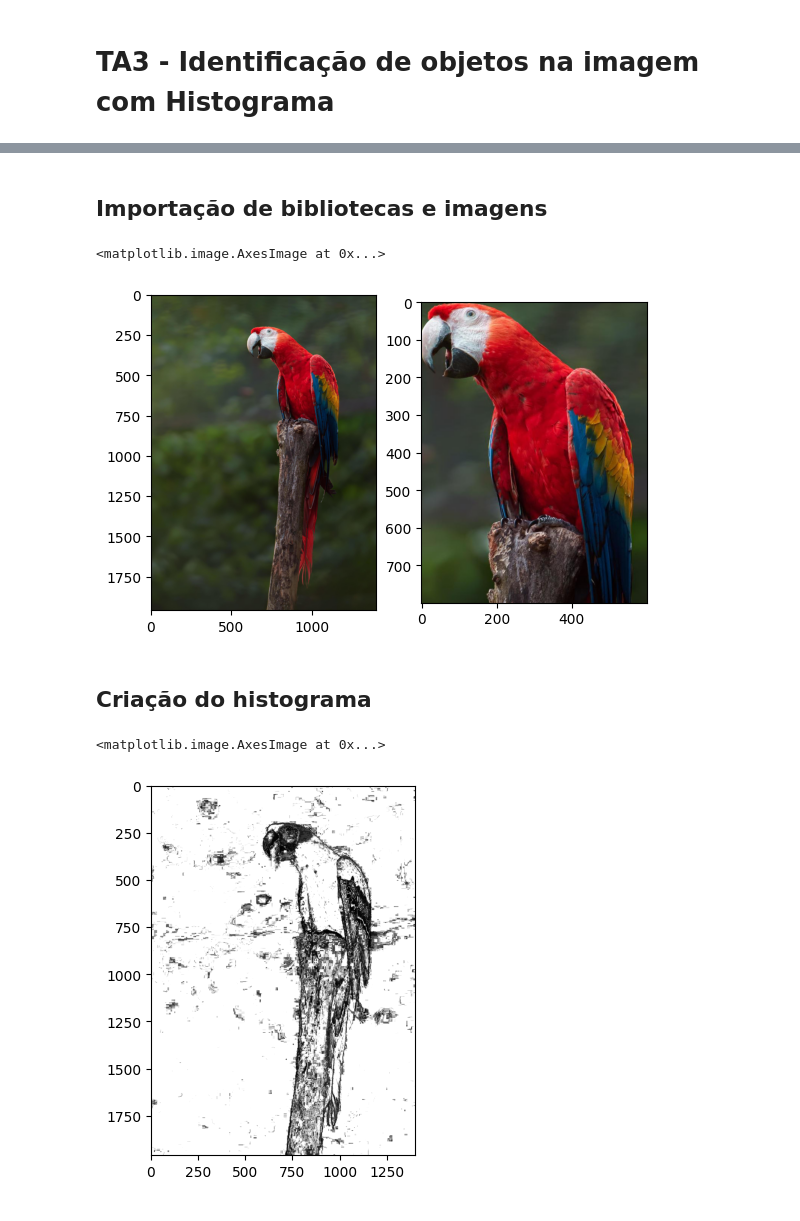
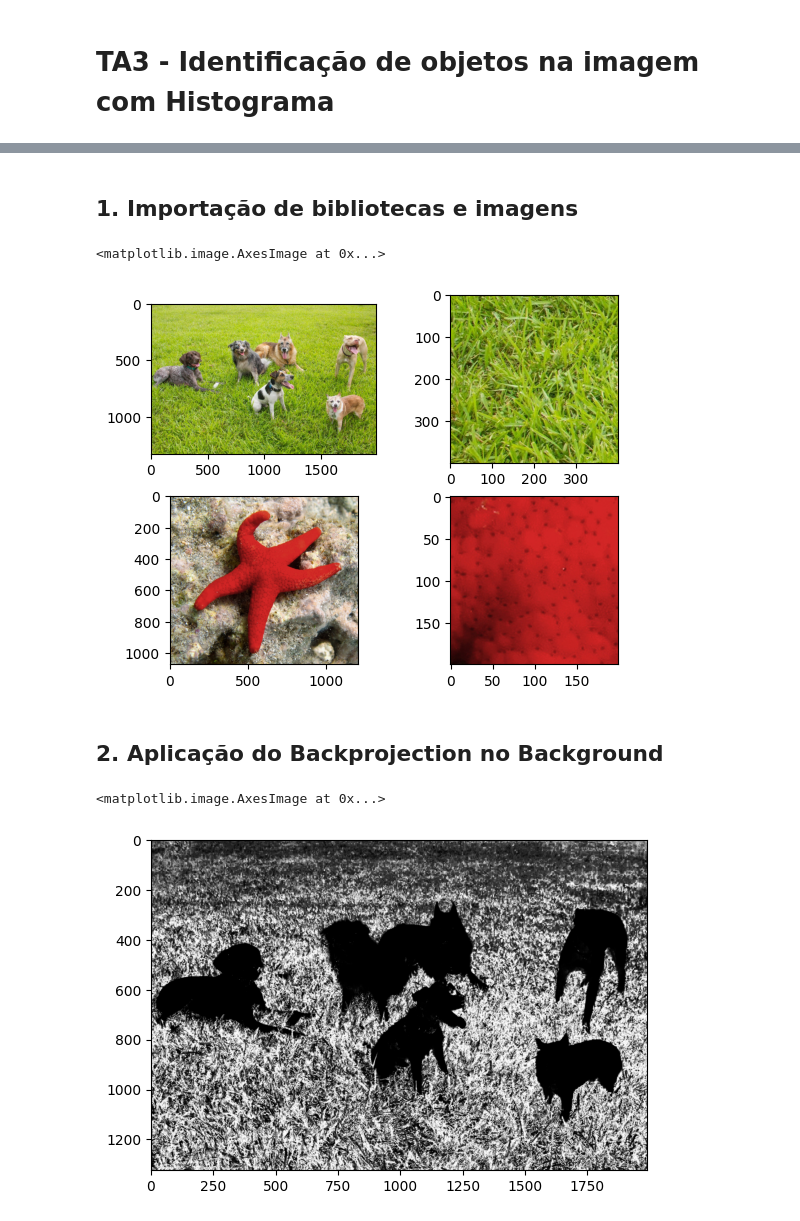
Before and after one commit to diogohal/TA3-Visao, a Jupyter notebook: ta3.ipynb, the cells around one changed output, grey strips where cells are left out. Cells and saved outputs as stored; diff of their text form; code cells hidden in the pictures.

Commit message:
starfish and dogs detection

```diff
--- a/ta3.ipynb
+++ b/ta3.ipynb
@@ -3,31 +7,42 @@
 # %% [markdown]
-## Importação de bibliotecas e imagens
+## 1. Importação de bibliotecas e imagens
 # %%
 import cv2 as cv
 import numpy as np
 from matplotlib import pyplot as plt
 import glob
 # %%
-original = cv.imread('./images/arara.jpg')
-original = cv.cvtColor(original, cv.COLOR_BGR2RGB)
-original_hsv = cv.cvtColor(original, cv.COLOR_BGR2HSV)
+# Imagem dos catioros
+dogs = cv.imread('./images/dogs.jpg')
+dogs = cv.cvtColor(dogs, cv.COLOR_BGR2RGB)
+dogs_hsv = cv.cvtColor(dogs, cv.COLOR_BGR2HSV)
 
-roi = original[200:1000, 600:1200]
-roi_hsv = cv.cvtColor(original, cv.COLOR_BGR2HSV)
+roi_dogs = dogs[800:1200,0:400]
+roi_dogs_hsv = cv.cvtColor(roi_dogs, cv.COLOR_BGR2HSV)
 
-fig, axes = plt.subplots(1, 2)
-axes[0].imshow(original)
-axes[1].imshow(roi)
+# Imagem da estrela do mar
+starfish = cv.imread('./images/starfish.jpg')
+starfish = cv.cvtColor(starfish, cv.COLOR_BGR2RGB)
+starfish_hsv = cv.cvtColor(starfish, cv.COLOR_BGR2HSV)
+
+roi_starfish = starfish[400:600,500:700]
+roi_starfish_hsv = cv.cvtColor(roi_starfish, cv.COLOR_BGR2HSV)
+
+fig, axes = plt.subplots(2, 2)
+axes[0][0].imshow(dogs)
+axes[0][1].imshow(roi_dogs)
+axes[1][0].imshow(starfish)
+axes[1][1].imshow(roi_starfish)
 # %% [output]
 <matplotlib.image.AxesImage at 0x...>
-[figure, old version]
+[figure, new version]
 # %% [markdown]
-## Criação do histograma
+## 2. Aplicação do Backprojection no Background
 # %%
 roi_hist = cv.calcHist([roi_hsv], [0,1], None, [180,256], [0, 180, 0, 256])
 mask = cv.calcBackProject([original_hsv], [0,1], roi_hist, [0,180,0,256], 1)
 plt.imshow(mask, 'gray')
 # %% [output]
 <matplotlib.image.AxesImage at 0x...>
-[figure, old version]
+[figure, new version]
 # %% [markdown]
```
Also changed, not shown: parts of 9 cells of this notebook, 2 other files.
